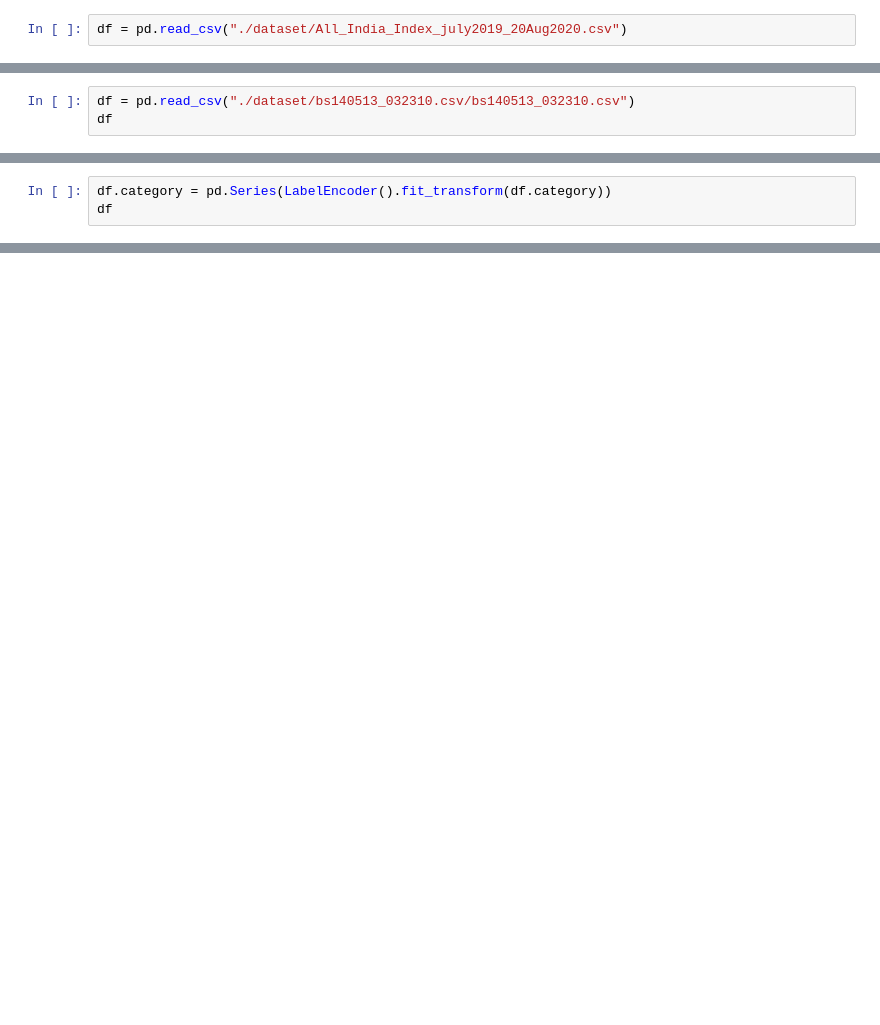
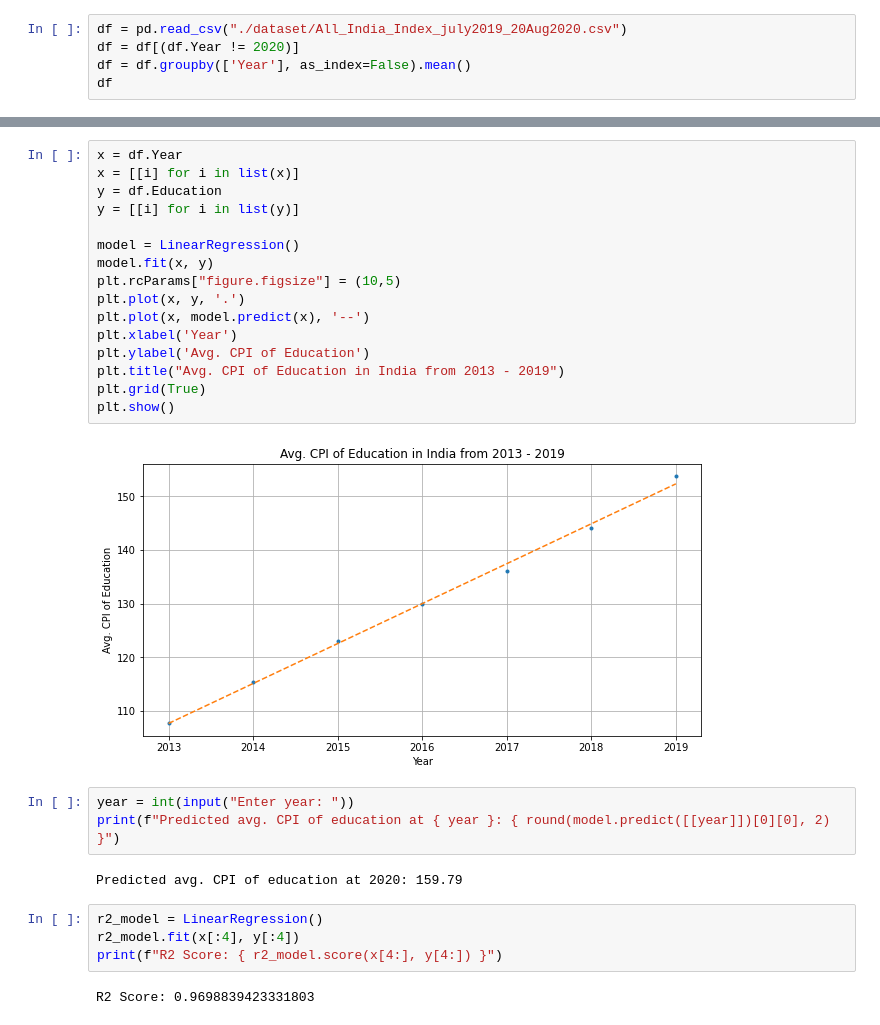
Before and after one commit to IshaanBose2147116/ml-lab, a Jupyter notebook: Practical2.ipynb, the cells around one changed output, grey strips where cells are left out. Cells and saved outputs as stored; diff of their text form; blank space fills up the shorter version.

```diff
--- a/Practical2.ipynb
+++ b/Practical2.ipynb
@@ -59,2 +7,5 @@ from imblearn.over_sampling import SMOTE
 # %%
 df = pd.read_csv("./dataset/All_India_Index_july2019_20Aug2020.csv")
+df = df[(df.Year != 2020)]
+df = df.groupby(['Year'], as_index=False).mean()
+df
@@ -122,3 +21,0 @@ array([[0.        ],
-# %%
-df = pd.read_csv("./dataset/bs140513_032310.csv/bs140513_032310.csv")
-df
@@ -159,3 +21,0 @@ df.groupby('category')[['amount', 'fraud']].mean()
-# %%
-df.category = pd.Series(LabelEncoder().fit_transform(df.category))
-df
@@ -354,0 +55,29 @@ Accuracy score: 0.9667457286660274
+# %%
+x = df.Year
+x = [[i] for i in list(x)]
+y = df.Education
+y = [[i] for i in list(y)]
+
+model = LinearRegression()
+model.fit(x, y)
+plt.rcParams["figure.figsize"] = (10,5)
+plt.plot(x, y, '.')
+plt.plot(x, model.predict(x), '--')
+plt.xlabel('Year')
+plt.ylabel('Avg. CPI of Education')
+plt.title("Avg. CPI of Education in India from 2013 - 2019")
+plt.grid(True)
+plt.show()
+# %% [output]
+[figure, added]
+# %%
+year = int(input("Enter year: "))
+print(f"Predicted avg. CPI of education at { year }: { round(model.predict([[year]])[0][0], 2) }")
+# %% [output]
+Predicted avg. CPI of education at 2020: 159.79
+# %%
+r2_model = LinearRegression()
+r2_model.fit(x[:4], y[:4])
+print(f"R2 Score: { r2_model.score(x[4:], y[4:]) }")
+# %% [output]
+R2 Score: 0.9698839423331803
```
Also changed, not shown: parts of 23 cells of this notebook, 1 other file.
